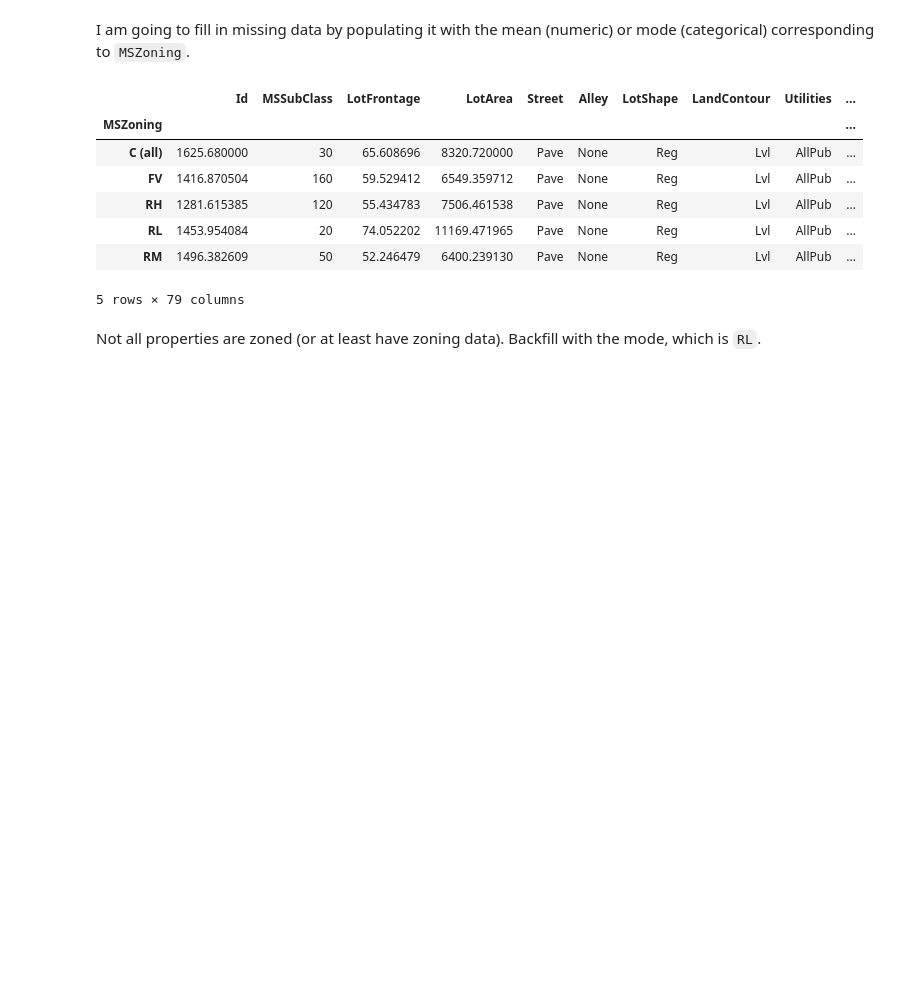
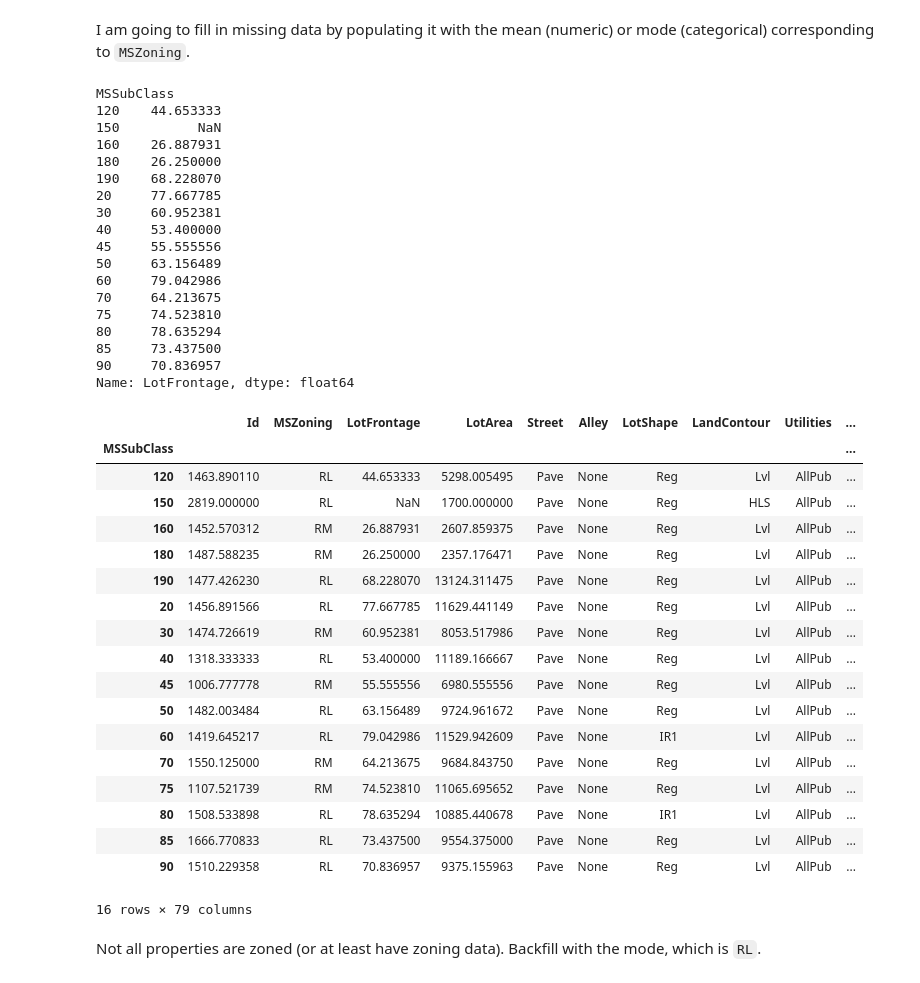
Before and after one commit to jmpounders/kaggle_homeprices, a Jupyter notebook: HomePricePrediction.ipynb, the cells around one changed output. Cells and saved outputs as stored; diff of their text form; code cells hidden in the pictures; blank space fills up the shorter version.

```diff
--- a/HomePricePrediction.ipynb
+++ b/HomePricePrediction.ipynb
@@ -203,32 +204,62 @@ SaleType 1
 # %% [markdown]
 I am going to fill in missing data by populating it with the mean (numeric) or mode (categorical) corresponding to `MSZoning`.
 # %%
-grouped = df.groupby('MSZoning')
+grouped = df.groupby('MSSubClass')
 
 # Define the aggregation
 def f(x):
     if x.dtype in ['int','float']:
         return np.mean(x)
     else :
+        if len(x) == 1: return x.values[0]
         m = x.mode()
         return m[0] if len(m) > 0 else np.nan
 
 # Apply the aggregation function then check for an null values
 g = grouped.aggregate(f)
 for col in g:
     if g[col].isnull().any(): print g[col]
 
 # Look at the result
 g
 # %% [output]
+MSSubClass
+120    44.653333
+150          NaN
+160    26.887931
+180    26.250000
+190    68.228070
+20     77.667785
+30     60.952381
+40     53.400000
+45     55.555556
+50     63.156489
+60     79.042986
+70     64.213675
+75     74.523810
+80     78.635294
+85     73.437500
+90     70.836957
+Name: LotFrontage, dtype: float64
-|  | Id | MSSubClass | LotFrontage | LotArea | Street | Alley | LotShape | LandContour | Utilities | ... |
-| MSZoning |  |  |  |  |  |  |  |  |  | ... |
-| C (all) | 1625.680000 | 30 | 65.608696 | 8320.720000 | Pave | None | Reg | Lvl | AllPub | ... |
-| FV | 1416.870504 | 160 | 59.529412 | 6549.359712 | Pave | None | Reg | Lvl | AllPub | ... |
-| RH | 1281.615385 | 120 | 55.434783 | 7506.461538 | Pave | None | Reg | Lvl | AllPub | ... |
-| RL | 1453.954084 | 20 | 74.052202 | 11169.471965 | Pave | None | Reg | Lvl | AllPub | ... |
-| RM | 1496.382609 | 50 | 52.246479 | 6400.239130 | Pave | None | Reg | Lvl | AllPub | ... |
+|  | Id | MSZoning | LotFrontage | LotArea | Street | Alley | LotShape | LandContour | Utilities | ... |
+| MSSubClass |  |  |  |  |  |  |  |  |  | ... |
+| 120 | 1463.890110 | RL | 44.653333 | 5298.005495 | Pave | None | Reg | Lvl | AllPub | ... |
+| 150 | 2819.000000 | RL | NaN | 1700.000000 | Pave | None | Reg | HLS | AllPub | ... |
+| 160 | 1452.570312 | RM | 26.887931 | 2607.859375 | Pave | None | Reg | Lvl | AllPub | ... |
+| 180 | 1487.588235 | RM | 26.250000 | 2357.176471 | Pave | None | Reg | Lvl | AllPub | ... |
+| 190 | 1477.426230 | RL | 68.228070 | 13124.311475 | Pave | None | Reg | Lvl | AllPub | ... |
+| 20 | 1456.891566 | RL | 77.667785 | 11629.441149 | Pave | None | Reg | Lvl | AllPub | ... |
+| 30 | 1474.726619 | RM | 60.952381 | 8053.517986 | Pave | None | Reg | Lvl | AllPub | ... |
+| 40 | 1318.333333 | RL | 53.400000 | 11189.166667 | Pave | None | Reg | Lvl | AllPub | ... |
+| 45 | 1006.777778 | RM | 55.555556 | 6980.555556 | Pave | None | Reg | Lvl | AllPub | ... |
+| 50 | 1482.003484 | RL | 63.156489 | 9724.961672 | Pave | None | Reg | Lvl | AllPub | ... |
+| 60 | 1419.645217 | RL | 79.042986 | 11529.942609 | Pave | None | IR1 | Lvl | AllPub | ... |
+| 70 | 1550.125000 | RM | 64.213675 | 9684.843750 | Pave | None | Reg | Lvl | AllPub | ... |
+| 75 | 1107.521739 | RM | 74.523810 | 11065.695652 | Pave | None | Reg | Lvl | AllPub | ... |
+| 80 | 1508.533898 | RL | 78.635294 | 10885.440678 | Pave | None | IR1 | Lvl | AllPub | ... |
+| 85 | 1666.770833 | RL | 73.437500 | 9554.375000 | Pave | None | Reg | Lvl | AllPub | ... |
+| 90 | 1510.229358 | RL | 70.836957 | 9375.155963 | Pave | None | Reg | Lvl | AllPub | ... |
-5 rows × 79 columns
+16 rows × 79 columns
 # %% [markdown]
 Not all properties are zoned (or at least have zoning data).  Backfill with the mode, which is `RL`.
 # %%
```
Also changed, not shown: parts of 9 cells of this notebook.
